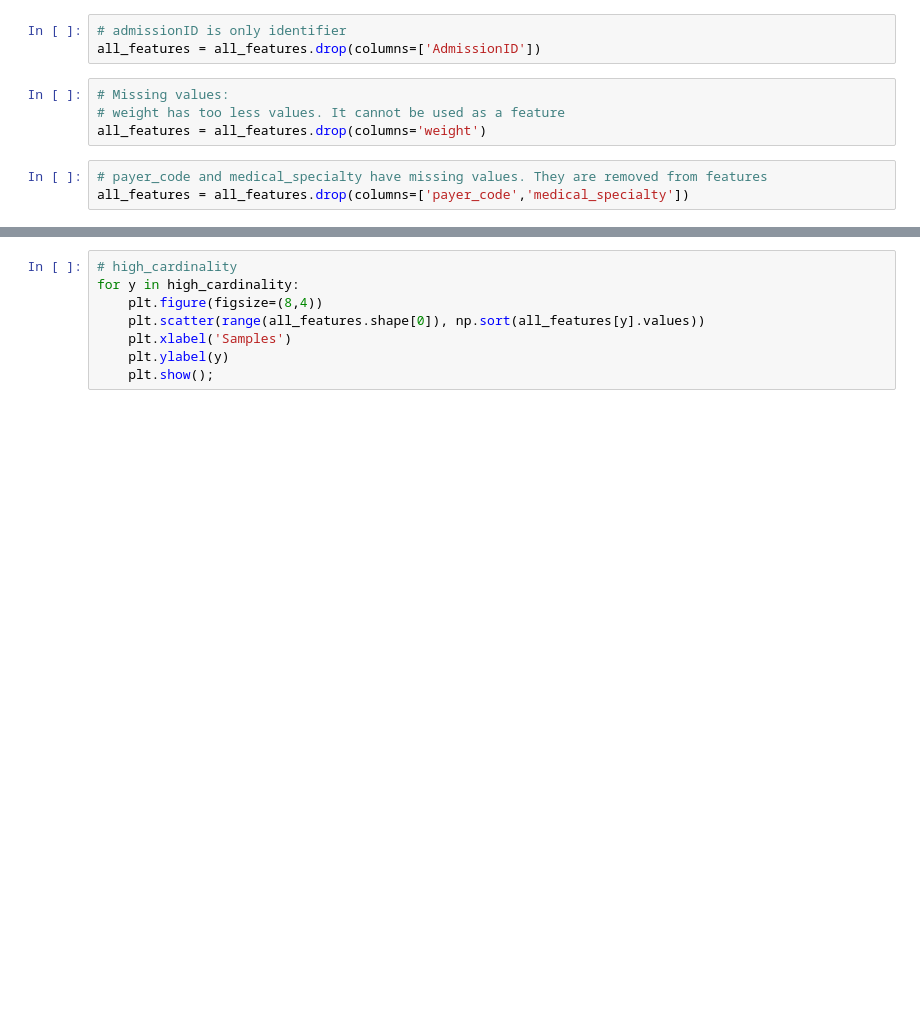
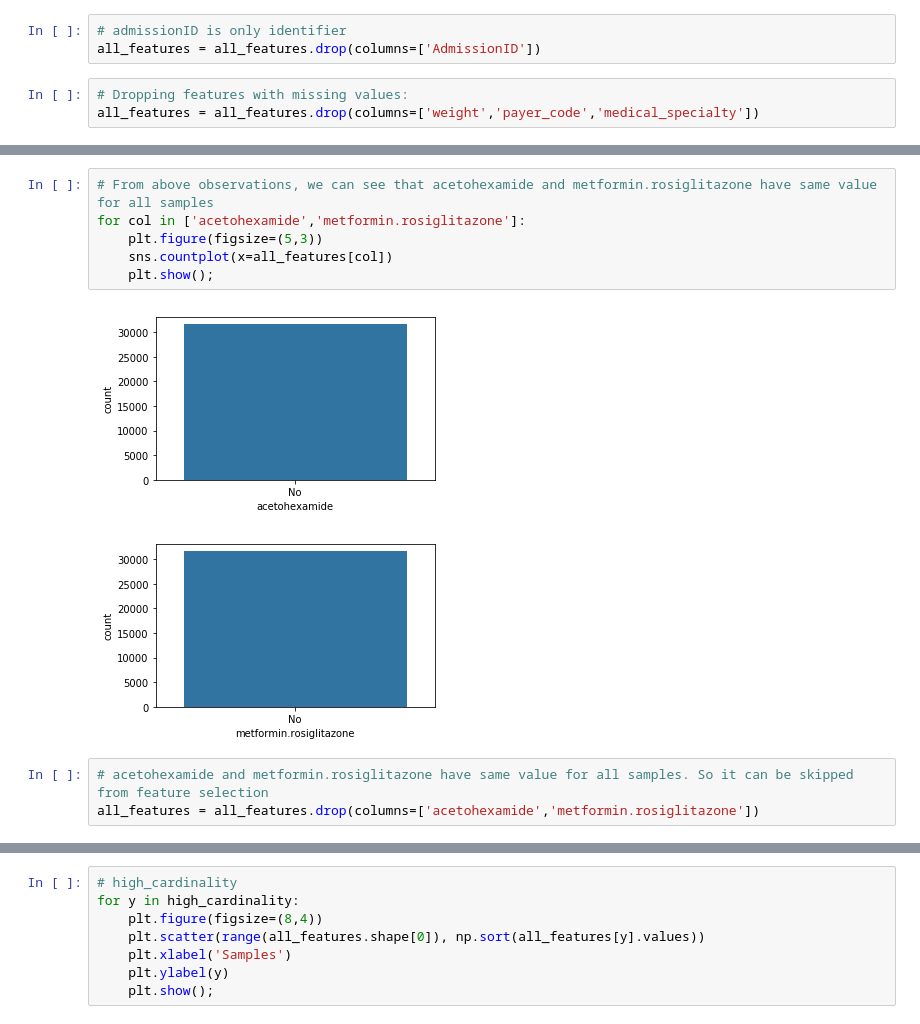
Before and after one commit to divya-nallamalli1/Python-and-ML-assignments, a Jupyter notebook: Hospital readmission ML.ipynb, the cells around one changed output, grey strips where cells are left out. Saved outputs shown, nothing was run; the diff lists cells and outputs as text; blank space fills up the shorter version.

Commit message:
feature selection and additional comments

```diff
--- a/Hospital readmission ML.ipynb
+++ b/Hospital readmission ML.ipynb
@@ -47,10 +80,6 @@ memory usage: 10.1+ MB
 # %%
 # admissionID is only identifier
 all_features = all_features.drop(columns=['AdmissionID'])
-# %%
-# Missing values:
-# weight has too less values. It cannot be used as a feature
-all_features = all_features.drop(columns='weight')
 # %%
-# payer_code and medical_specialty have missing values. They are removed from features
-all_features = all_features.drop(columns=['payer_code','medical_specialty'])
+# Dropping features with missing values:
+all_features = all_features.drop(columns=['weight','payer_code','medical_specialty'])
@@ -56,0 +122,12 @@ all_features = all_features.drop(columns=['payer_code','medical_specialty'])
+# %%
+# From above observations, we can see that acetohexamide and metformin.rosiglitazone have same value for all samples
+for col in ['acetohexamide','metformin.rosiglitazone']:
+    plt.figure(figsize=(5,3))
+    sns.countplot(x=all_features[col])
+    plt.show();
+# %% [output]
+[figure, added]
+[figure, added]
+# %%
+# acetohexamide and metformin.rosiglitazone have same value for all samples. So it can be skipped from feature selection
+all_features = all_features.drop(columns=['acetohexamide','metformin.rosiglitazone'])
```
Also changed, not shown: parts of 34 cells of this notebook.
